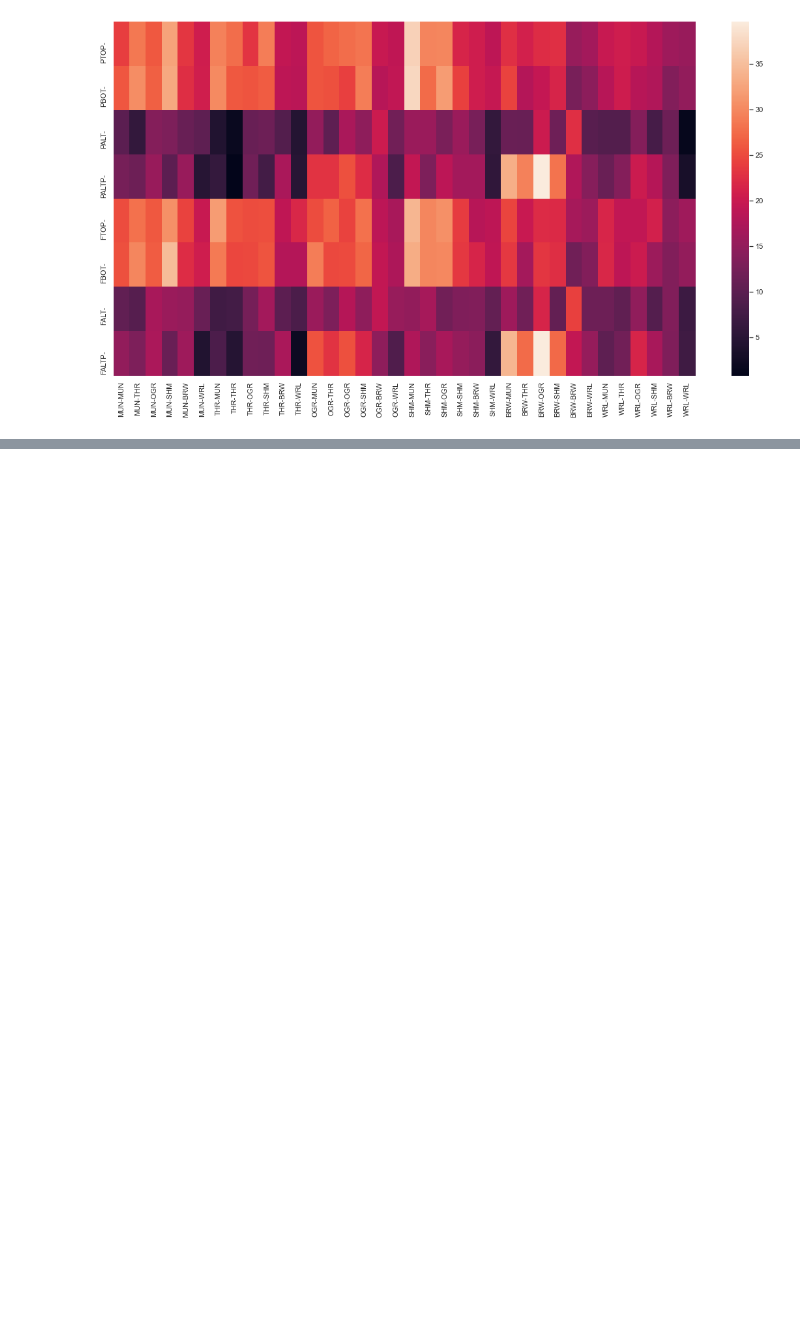
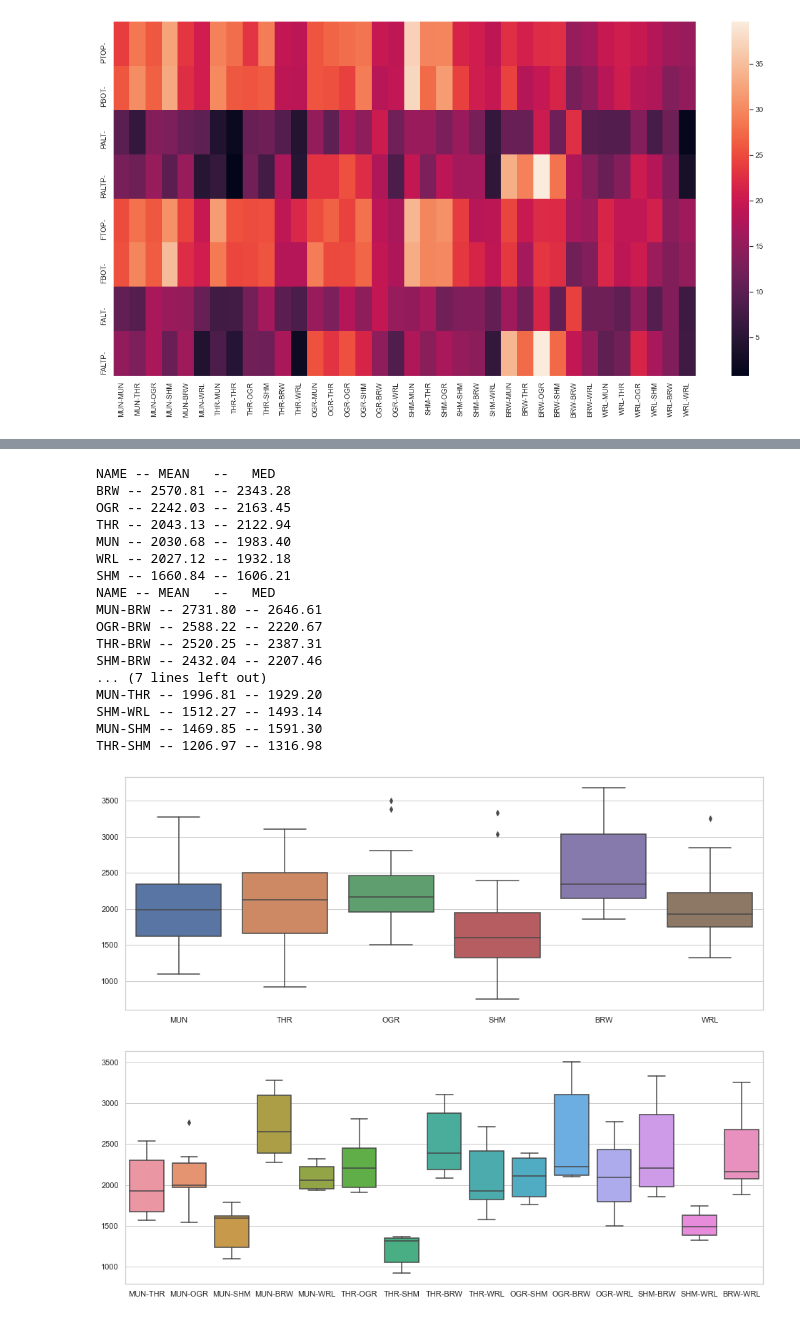
Before and after one commit to Bryukh/AILeagueBalance, a Jupyter notebook: GiantGatesAutoBalancerResults.ipynb, the cells around one changed output, grey strips where cells are left out. Drawn from its saved outputs; the diff is of its cells as text; code cells hidden in the pictures; blank space fills up the shorter version.

```diff
--- a/GiantGatesAutoBalancerResults.ipynb
+++ b/GiantGatesAutoBalancerResults.ipynb
@@ -258,0 +306,34 @@ sns.heatmap(df.transpose())
+# %%
+# Version 0.9.09a
+# team by 2
+# TOP/BOT/CEN point with assault
+# munchkin
+# attackDamage +1
+ladder_result = take_and_clean('rankings909A', '909A')
+unit_scores = collect_scores(ladder_result)
+print_score_data(unit_scores)
+boxplot_score(unit_scores, 6)
+
+pairs_scores = collect_pairs_scores(ladder_result)
+print_score_data(pairs_scores)
+boxplot_score(pairs_scores, 6)
+# %% [output]
+NAME -- MEAN   --   MED
+BRW -- 2570.81 -- 2343.28
+OGR -- 2242.03 -- 2163.45
+THR -- 2043.13 -- 2122.94
+MUN -- 2030.68 -- 1983.40
+WRL -- 2027.12 -- 1932.18
+SHM -- 1660.84 -- 1606.21
+NAME -- MEAN   --   MED
+MUN-BRW -- 2731.80 -- 2646.61
+OGR-BRW -- 2588.22 -- 2220.67
+THR-BRW -- 2520.25 -- 2387.31
+SHM-BRW -- 2432.04 -- 2207.46
+... (7 lines left out)
+MUN-THR -- 1996.81 -- 1929.20
+SHM-WRL -- 1512.27 -- 1493.14
+MUN-SHM -- 1469.85 -- 1591.30
+THR-SHM -- 1206.97 -- 1316.98
+[figure, added]
+[figure, added]
```
Also changed, not shown: parts of 7 cells of this notebook, 18 other files.
